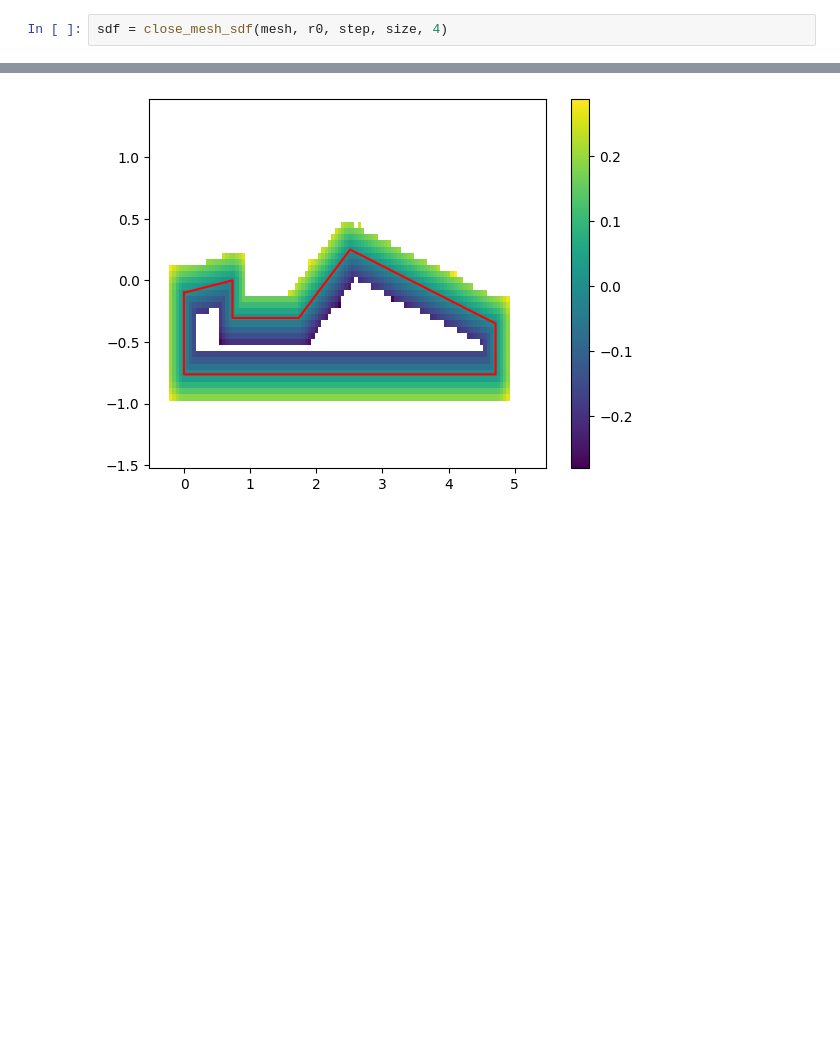
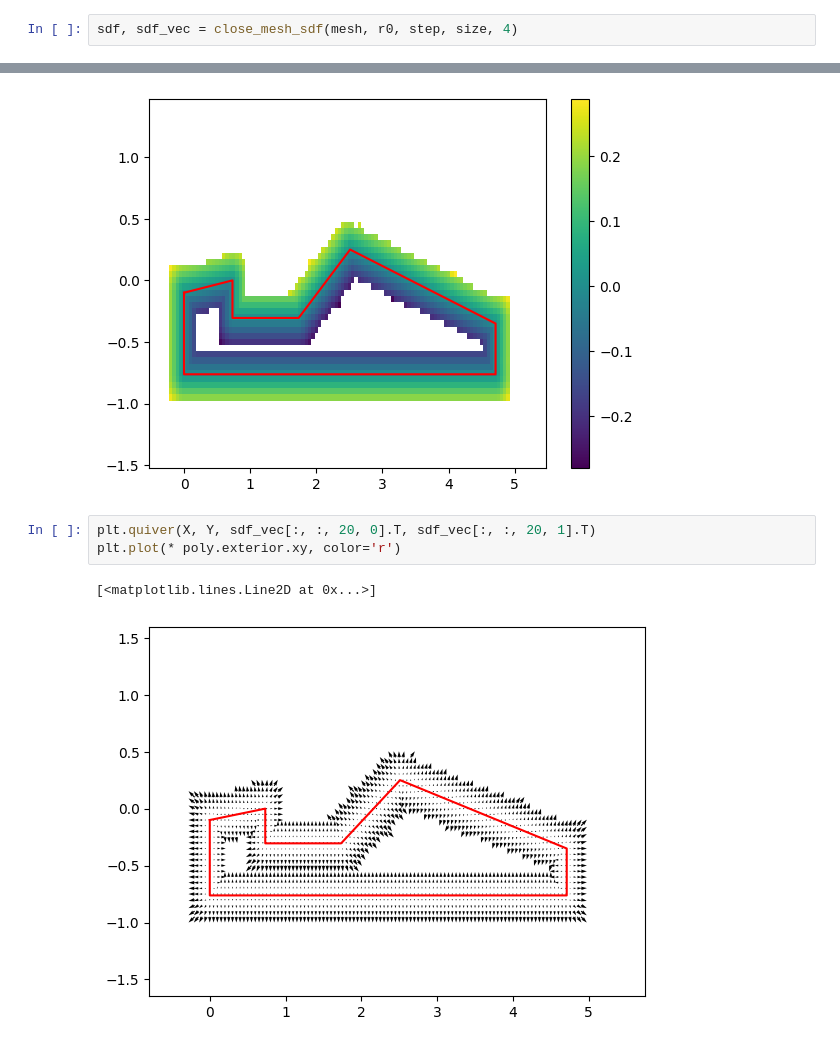
Before and after one commit to CareF/flood_sdf, a Jupyter notebook: test-sdf.ipynb, the cells around one changed output, grey strips where cells are left out. Drawn from its saved outputs; the diff is of its cells as text; blank space fills up the shorter version.

```diff
--- a/test-sdf.ipynb
+++ b/test-sdf.ipynb
@@ -40,7 +40,7 @@ size = (120, 60, 40)
 xs, ys, zs = [np.arange(r0[i], r0[i] + step[i] * size[i], step[i]) for i in range(3)]
 X, Y = np.meshgrid(xs, ys)
 # %%
-sdf = close_mesh_sdf(mesh, r0, step, size, 4)
+sdf, sdf_vec = close_mesh_sdf(mesh, r0, step, size, 4)
 # %%
 pcm = plt.pcolormesh(X, Y, sdf[:, :, 20].T)
 plt.plot(* poly.exterior.xy, color='r')
@@ -48,3 +48,9 @@ plt.colorbar(pcm)
 # %% [output]
 <matplotlib.colorbar.Colorbar at 0x...>
 [figure]
+# %%
+plt.quiver(X, Y, sdf_vec[:, :, 20, 0].T, sdf_vec[:, :, 20, 1].T)
+plt.plot(* poly.exterior.xy, color='r')
+# %% [output]
+[<matplotlib.lines.Line2D at 0x...>]
+[figure, added]
```
Also changed, not shown: 1 other file.
